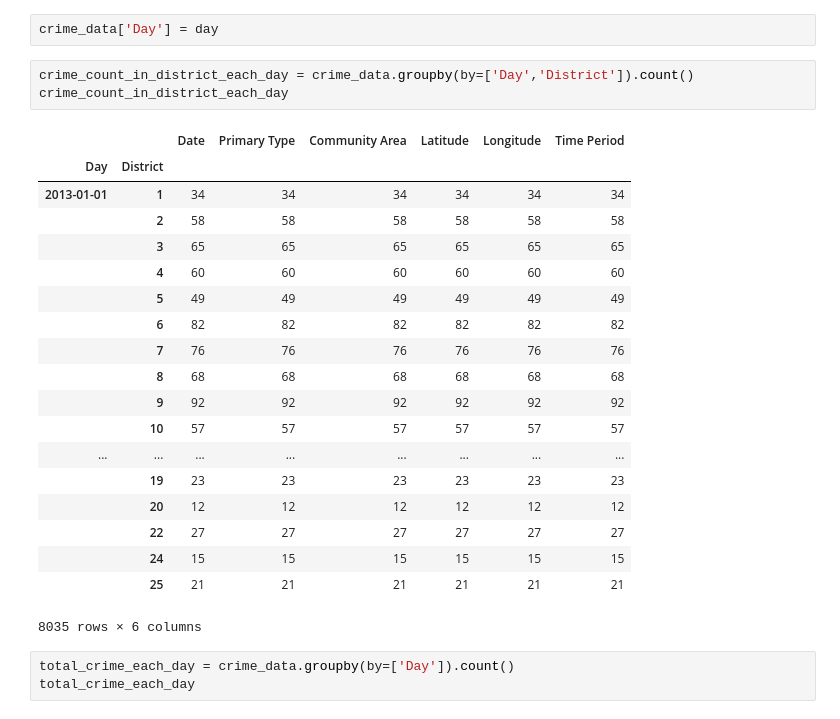
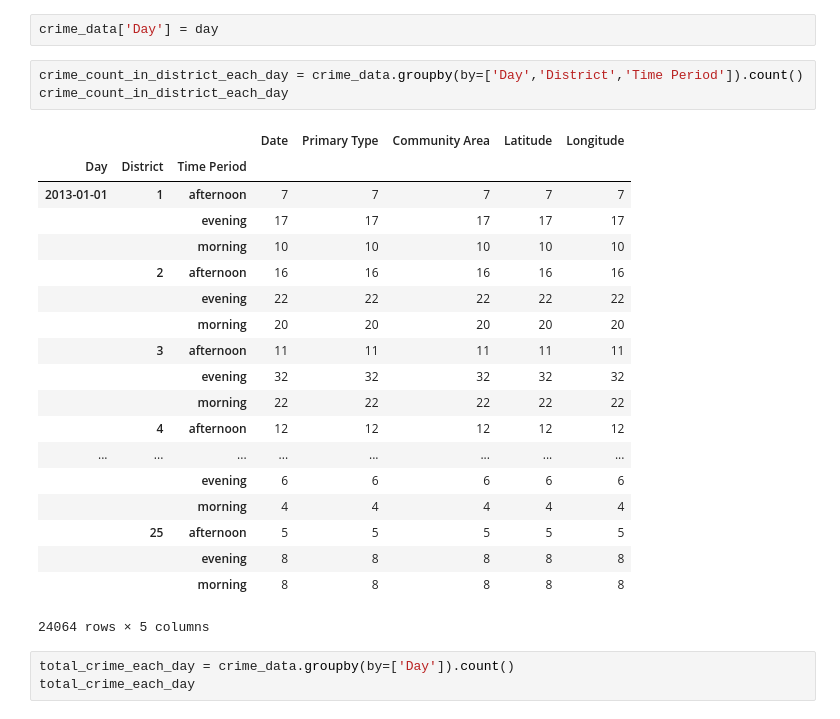
Before and after one commit to ChenshuXu/cse482-project, a Jupyter notebook: 2013 crime_rate.ipynb, the cells around one changed output. Cells and saved outputs as stored; diff of their text form.

Commit message:
data processing

```diff
--- a/2013 crime_rate.ipynb
+++ b/2013 crime_rate.ipynb
@@ -30,28 +30,28 @@ for index,row in crime_data.iterrows():
 # %%
 crime_data['Day'] = day
 # %%
-crime_count_in_district_each_day = crime_data.groupby(by=['Day','District']).count()
+crime_count_in_district_each_day = crime_data.groupby(by=['Day','District','Time Period']).count()
 crime_count_in_district_each_day
 # %% [output]
-|  |  | Date | Primary Type | Community Area | Latitude | Longitude | Time Period |
-| Day | District |  |  |  |  |  |  |
-| 2013-01-01 | 1 | 34 | 34 | 34 | 34 | 34 | 34 |
-|  | 2 | 58 | 58 | 58 | 58 | 58 | 58 |
-|  | 3 | 65 | 65 | 65 | 65 | 65 | 65 |
-|  | 4 | 60 | 60 | 60 | 60 | 60 | 60 |
-|  | 5 | 49 | 49 | 49 | 49 | 49 | 49 |
-|  | 6 | 82 | 82 | 82 | 82 | 82 | 82 |
-|  | 7 | 76 | 76 | 76 | 76 | 76 | 76 |
-|  | 8 | 68 | 68 | 68 | 68 | 68 | 68 |
-|  | 9 | 92 | 92 | 92 | 92 | 92 | 92 |
-|  | 10 | 57 | 57 | 57 | 57 | 57 | 57 |
+|  |  |  | Date | Primary Type | Community Area | Latitude | Longitude |
+| Day | District | Time Period |  |  |  |  |  |
+| 2013-01-01 | 1 | afternoon | 7 | 7 | 7 | 7 | 7 |
+|  |  | evening | 17 | 17 | 17 | 17 | 17 |
+|  |  | morning | 10 | 10 | 10 | 10 | 10 |
+|  | 2 | afternoon | 16 | 16 | 16 | 16 | 16 |
+|  |  | evening | 22 | 22 | 22 | 22 | 22 |
+|  |  | morning | 20 | 20 | 20 | 20 | 20 |
+|  | 3 | afternoon | 11 | 11 | 11 | 11 | 11 |
+|  |  | evening | 32 | 32 | 32 | 32 | 32 |
+|  |  | morning | 22 | 22 | 22 | 22 | 22 |
+|  | 4 | afternoon | 12 | 12 | 12 | 12 | 12 |
 | ... | ... | ... | ... | ... | ... | ... | ... |
-|  | 19 | 23 | 23 | 23 | 23 | 23 | 23 |
-|  | 20 | 12 | 12 | 12 | 12 | 12 | 12 |
-|  | 22 | 27 | 27 | 27 | 27 | 27 | 27 |
-|  | 24 | 15 | 15 | 15 | 15 | 15 | 15 |
-|  | 25 | 21 | 21 | 21 | 21 | 21 | 21 |
+|  |  | evening | 6 | 6 | 6 | 6 | 6 |
+|  |  | morning | 4 | 4 | 4 | 4 | 4 |
+|  | 25 | afternoon | 5 | 5 | 5 | 5 | 5 |
+|  |  | evening | 8 | 8 | 8 | 8 | 8 |
+|  |  | morning | 8 | 8 | 8 | 8 | 8 |
-8035 rows × 6 columns
+24064 rows × 5 columns
 # %%
 total_crime_each_day = crime_data.groupby(by=['Day']).count()
 total_crime_each_day
```
Also changed, not shown: parts of 2 cells of this notebook, 10 other files.
